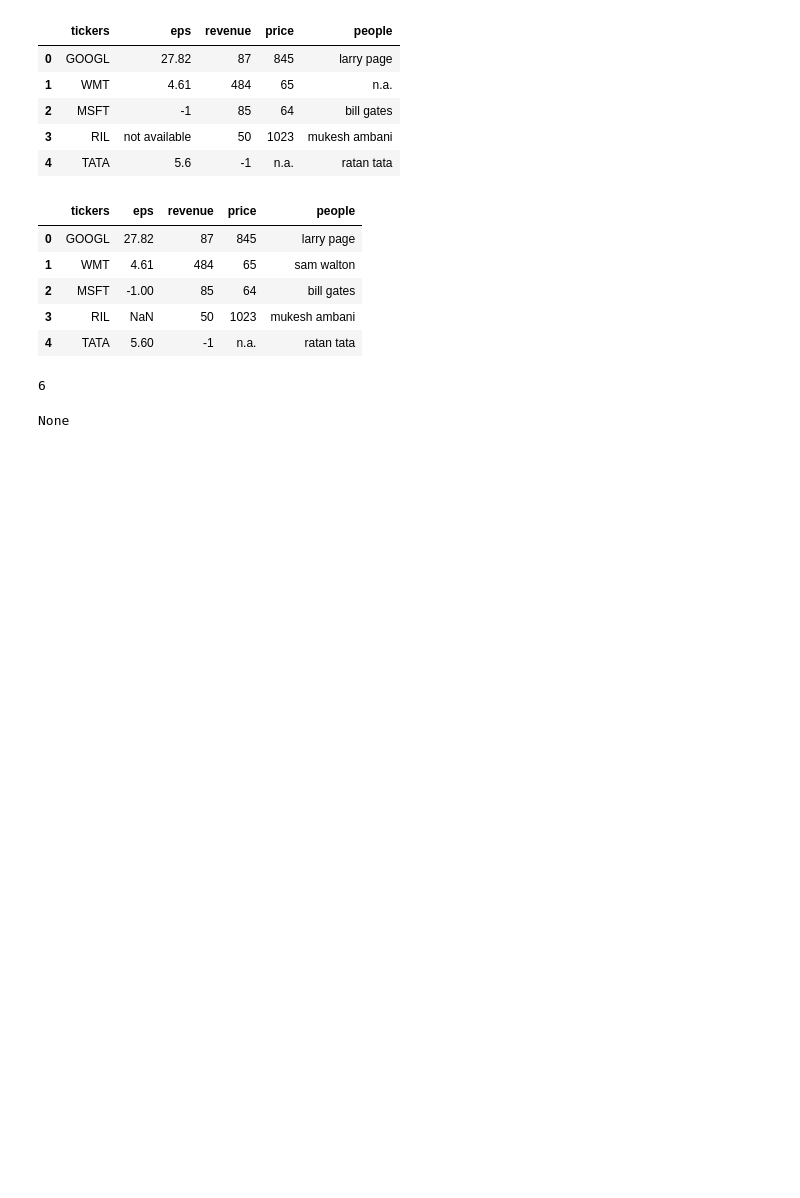
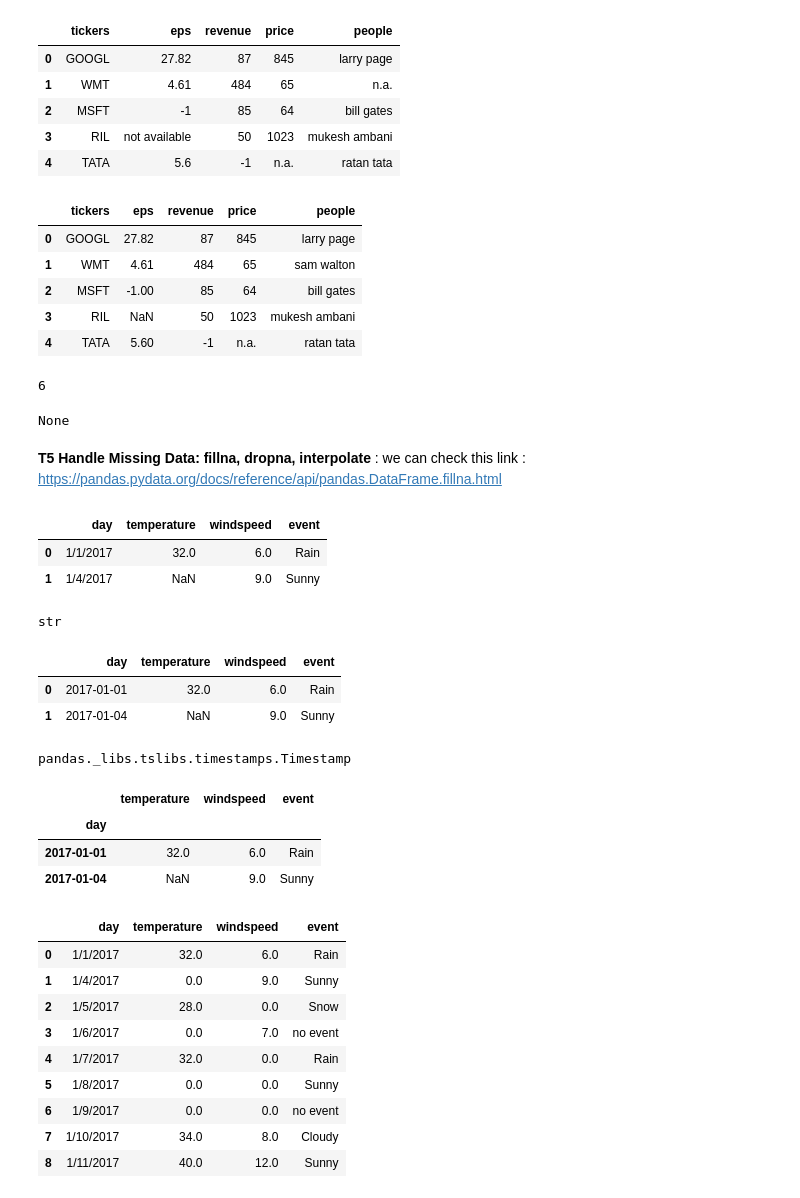
Before and after one commit to subsain/python_files, a Jupyter notebook: d5_d7/panda.ipynb, the cells around one changed output. Cells and saved outputs as stored; diff of their text form; code cells hidden in the pictures; blank space fills up the shorter version.

```diff
--- a/d5_d7/panda.ipynb
+++ b/d5_d7/panda.ipynb
@@ -376,3 +376,5 @@ pr=add_numbers(1,5)
 print(pr)
 # %% [output]
 None
+# %% [markdown]
+**T5 Handle Missing Data: fillna, dropna, interpolate** : we can check this link : https://pandas.pydata.org/docs/reference/api/pandas.DataFrame.fillna.html
@@ -378,0 +383,7 @@ None
+# %%
+df=pd.read_csv('C:\\Users\\hp\\Desktop\\new_subhash\\weather_dataT5.csv')
+df.head(2)
+# %% [output]
+|  | day | temperature | windspeed | event |
+| 0 | 1/1/2017 | 32.0 | 6.0 | Rain |
+| 1 | 1/4/2017 | NaN | 9.0 | Sunny |
@@ -378,0 +392,44 @@ None
+# %%
+type(df.day[0])
+# %% [output]
+str
+# %%
+# we can the type of date usng the parse_dates method
+df=pd.read_csv('C:\\Users\\hp\\Desktop\\new_subhash\\weather_dataT5.csv',parse_dates=['day'])
+df.head(2)
+# %% [output]
+|  | day | temperature | windspeed | event |
+| 0 | 2017-01-01 | 32.0 | 6.0 | Rain |
+| 1 | 2017-01-04 | NaN | 9.0 | Sunny |
+# %%
+type(df.day[0])
+# %% [output]
+pandas._libs.tslibs.timestamps.Timestamp
+# %%
+df.set_index('day',inplace=True)
+# %%
+df.head(2)
+# %% [output]
+|  | temperature | windspeed | event |
+| day |  |  |  |
+| 2017-01-01 | 32.0 | 6.0 | Rain |
+| 2017-01-04 | NaN | 9.0 | Sunny |
+# %%
+# we can fill value of 0
+new_df=df.fillna({
+    'temperature':0,
+    'windspeed':0,
+    'event':'no event'
+})
+new_df
+# %% [output]
+|  | day | temperature | windspeed | event |
+| 0 | 1/1/2017 | 32.0 | 6.0 | Rain |
+| 1 | 1/4/2017 | 0.0 | 9.0 | Sunny |
+| 2 | 1/5/2017 | 28.0 | 0.0 | Snow |
+| 3 | 1/6/2017 | 0.0 | 7.0 | no event |
+| 4 | 1/7/2017 | 32.0 | 0.0 | Rain |
+| 5 | 1/8/2017 | 0.0 | 0.0 | Sunny |
+| 6 | 1/9/2017 | 0.0 | 0.0 | no event |
+| 7 | 1/10/2017 | 34.0 | 8.0 | Cloudy |
+| 8 | 1/11/2017 | 40.0 | 12.0 | Sunny |
```
Also changed, not shown: parts of 5 cells of this notebook.
